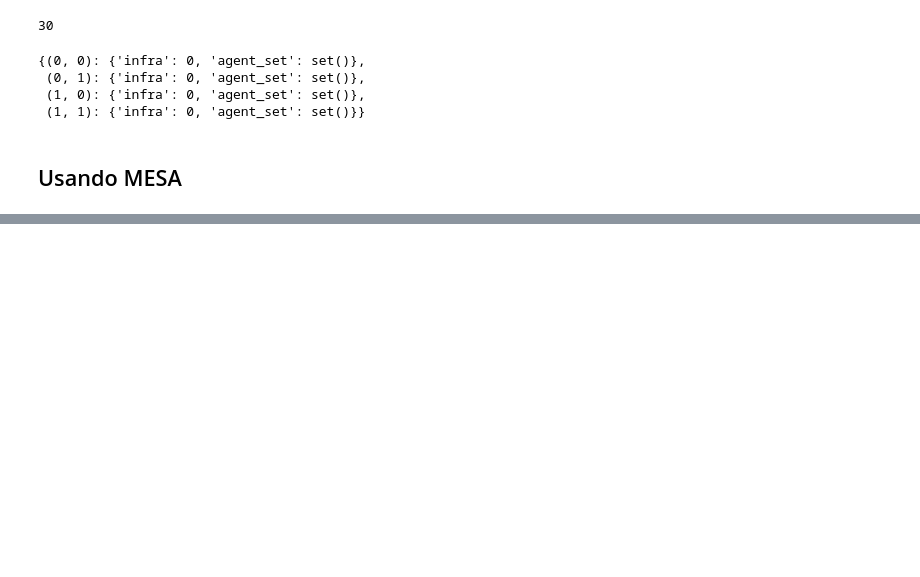
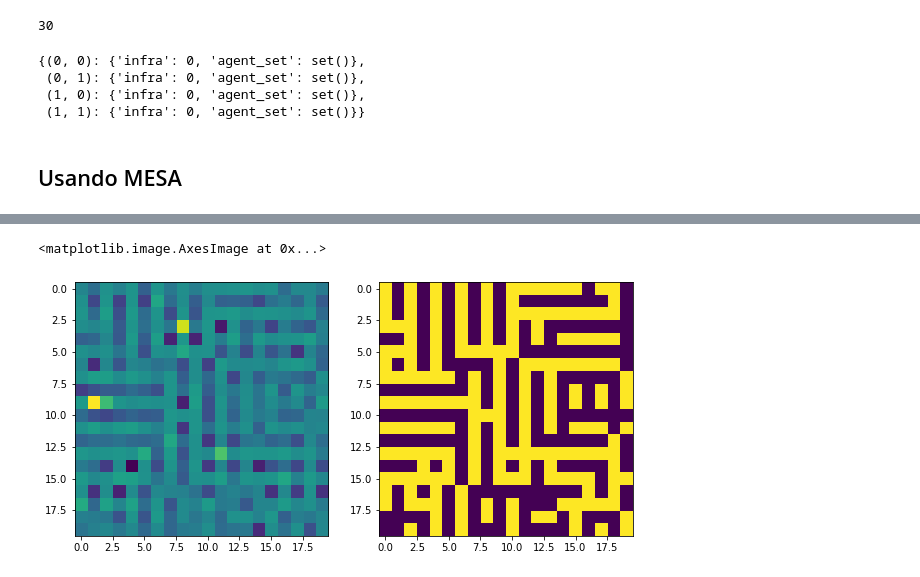
Before and after one commit to pedroteche-ih/ABM_URBANO, a Jupyter notebook: modelo.ipynb, the cells around one changed output, grey strips where cells are left out. Saved outputs shown, nothing was run; the diff lists cells and outputs as text; code cells hidden in the pictures; blank space fills up the shorter version.

```diff
--- a/modelo.ipynb
+++ b/modelo.ipynb
@@ -396,0 +456,16 @@ ax[2,2].hist(infra_matrix.ravel());
+# %%
+fig, ax = plt.subplots(1,2,figsize=(10,5))
+arr1 = resultado[PopRua]/np.max(resultado[PopRua]) - resultado[PopCasa]/np.max(resultado[PopCasa])
+Q75 = np.quantile(arr1.ravel(), 0.5)
+def bla(num_hab):
+    if num_hab >= Q75:
+        return 1
+    else:
+        return 0
+bla_vec = np.vectorize(bla)
+arr = bla_vec(arr1)
+ax[0].imshow(arr1)
+ax[1].imshow(arr)
+# %% [output]
+<matplotlib.image.AxesImage at 0x...>
+[figure, added]
```
Also changed, not shown: parts of 7 cells of this notebook.
